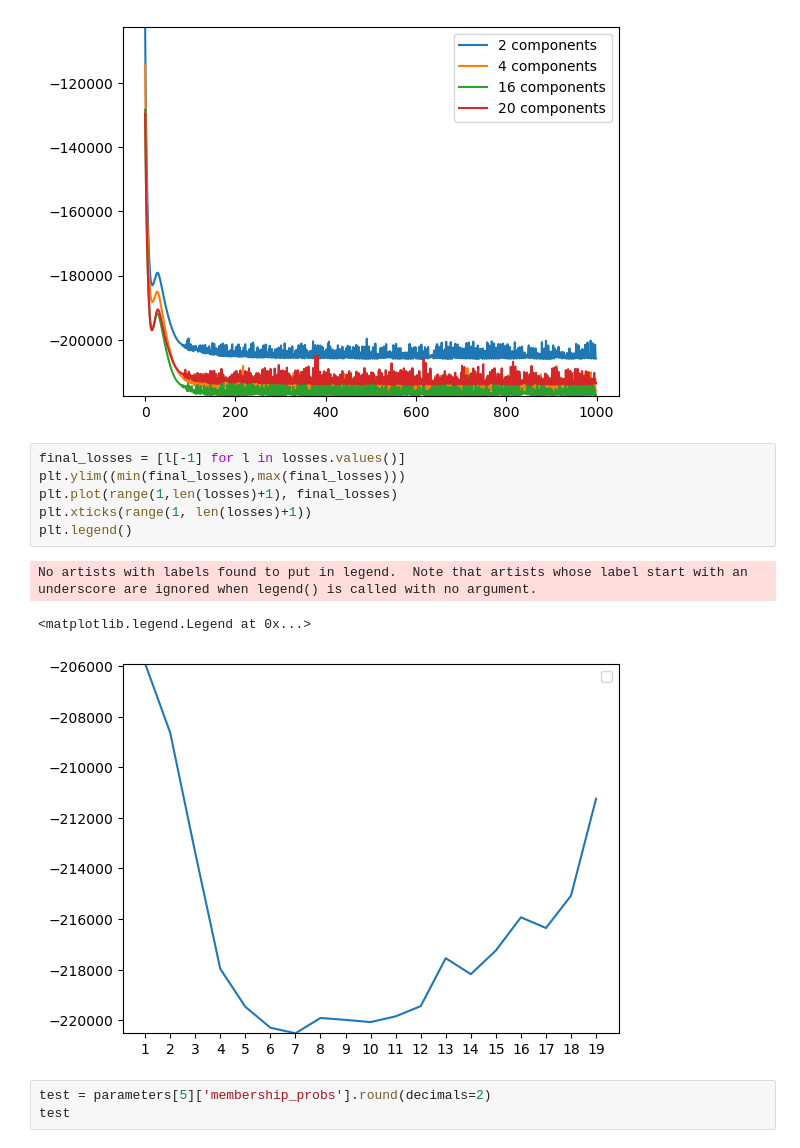
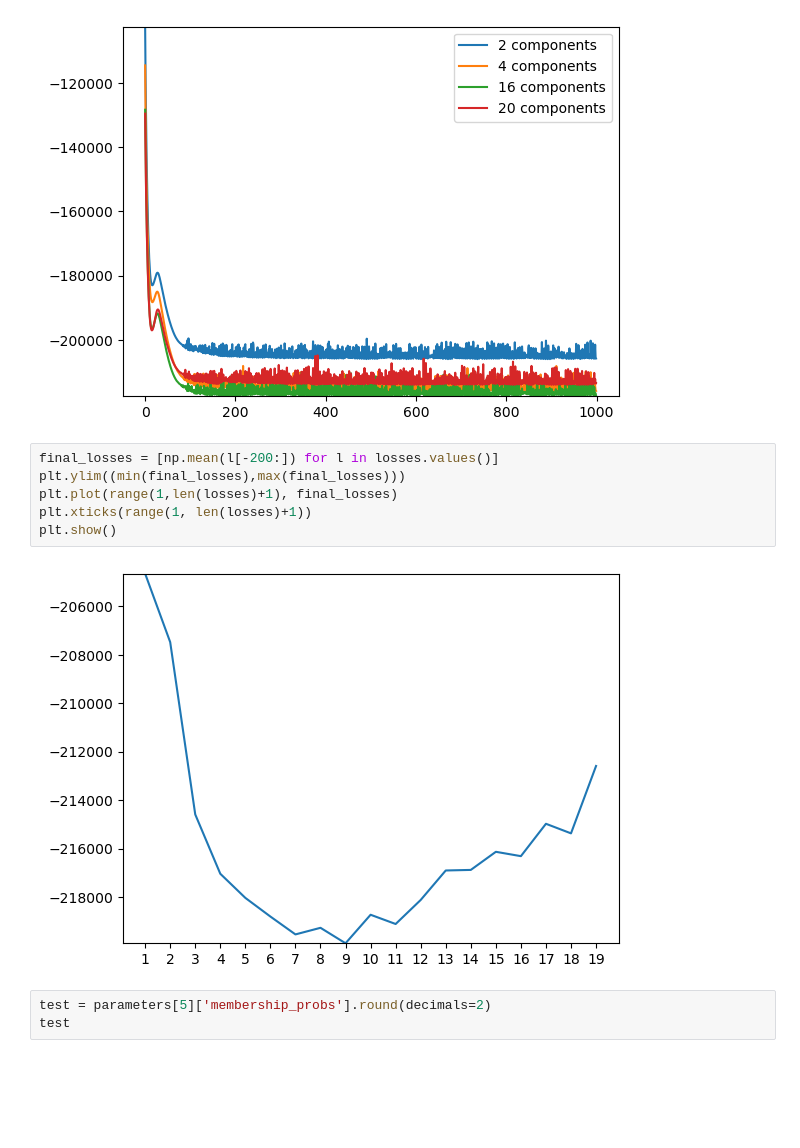
Before and after one commit to bkane2/intensional-gaps, a Jupyter notebook: Intensional Gaps.ipynb, the cells around one changed output. Saved outputs shown, nothing was run; the diff lists cells and outputs as text; blank space fills up the shorter version.

Commit message:
Updated plot

```diff
--- a/Intensional Gaps.ipynb
+++ b/Intensional Gaps.ipynb
@@ -1707,15 +1707,13 @@ plt.legend()
 <matplotlib.legend.Legend at 0x...>
 [figure]
 # %%
-final_losses = [l[-1] for l in losses.values()]
+final_losses = [np.mean(l[-200:]) for l in losses.values()]
 plt.ylim((min(final_losses),max(final_losses)))
 plt.plot(range(1,len(losses)+1), final_losses)
 plt.xticks(range(1, len(losses)+1))
-plt.legend()
+plt.show()
 # %% [output]
-No artists with labels found to put in legend.  Note that artists whose label start with an underscore are ignored when legend() is called with no argument.
-<matplotlib.legend.Legend at 0x...>
-[figure, old version]
+[figure, new version]
 # %%
 test = parameters[5]['membership_probs'].round(decimals=2)
 test
```
